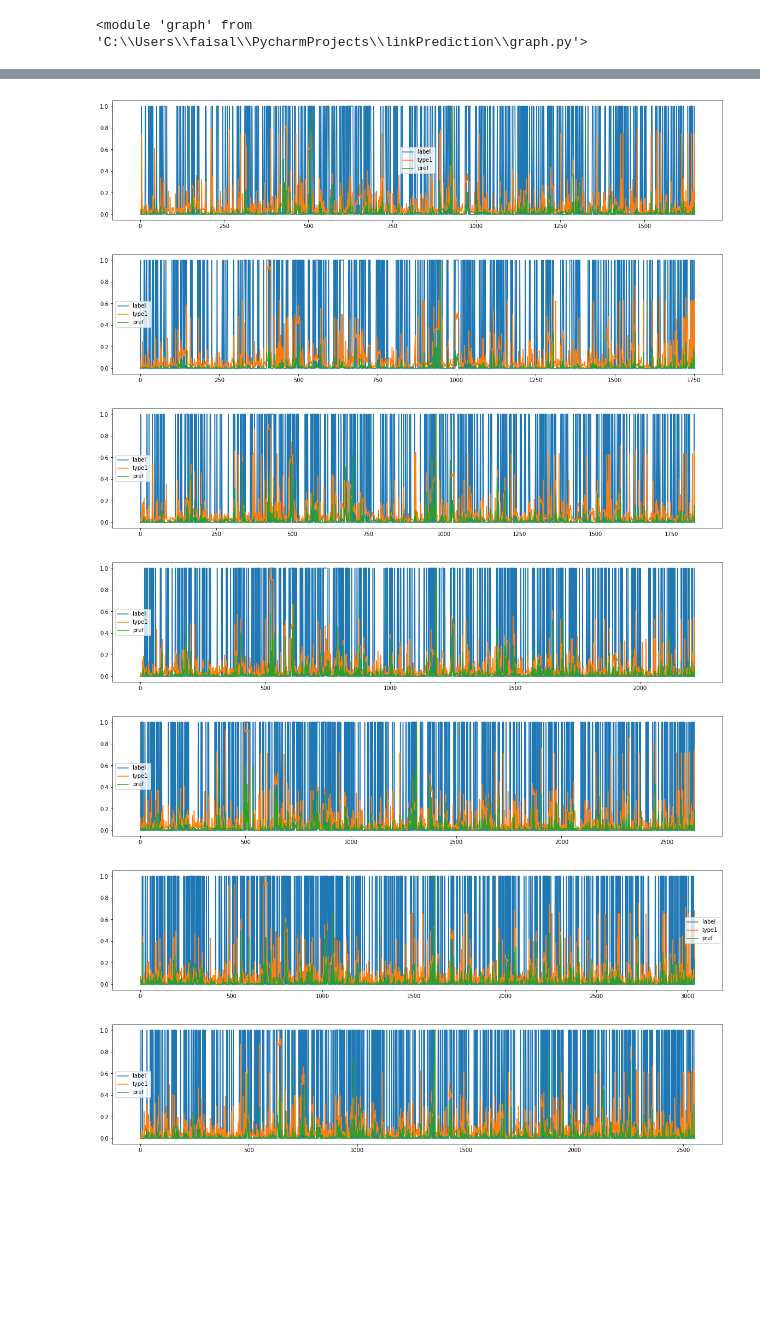
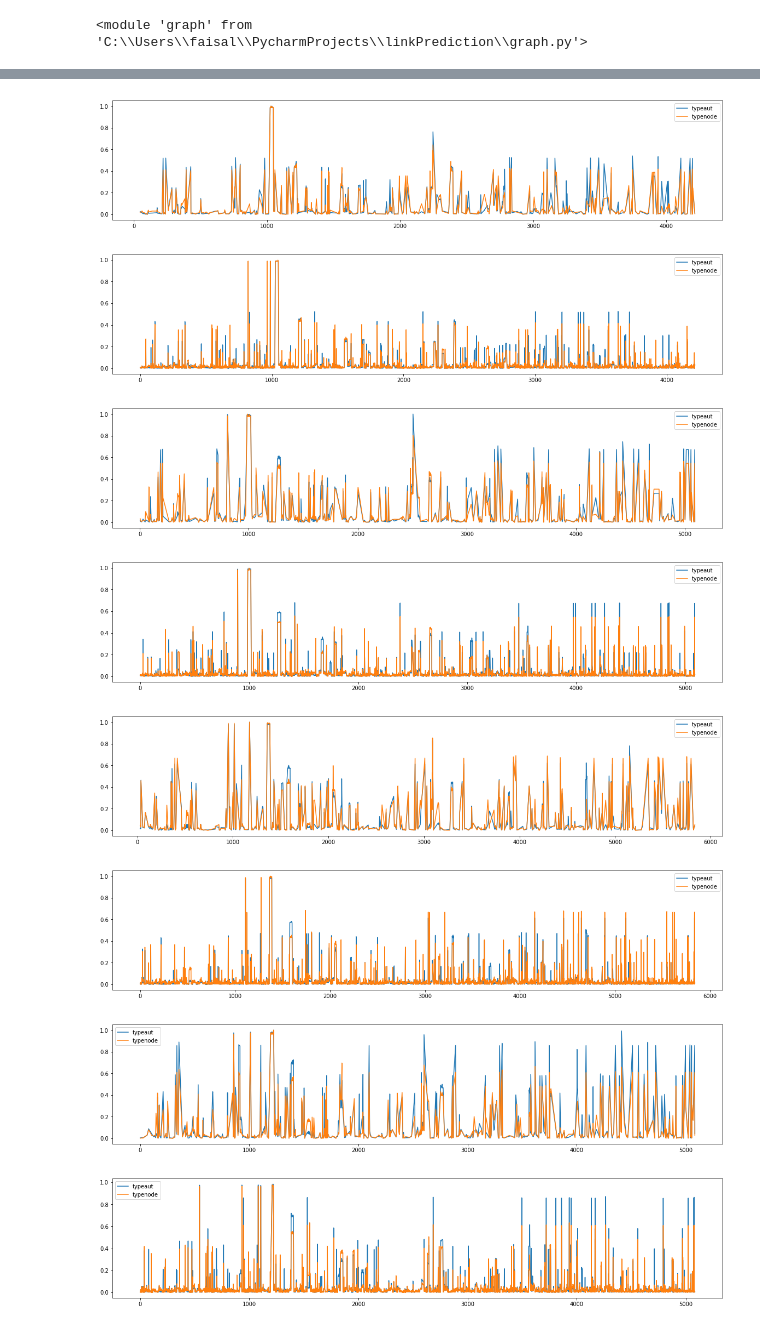
Before and after one commit to ffaisal93/linkPrediction, a Jupyter notebook: link_prediction.ipynb, the cells around one changed output, grey strips where cells are left out. Saved outputs shown, nothing was run; the diff lists cells and outputs as text; code cells hidden in the pictures; blank space fills up the shorter version.

```diff
--- a/link_prediction.ipynb
+++ b/link_prediction.ipynb
@@ -46,7 +46,7 @@ datapath='C:/Users/faisal/PycharmProjects/linkPrediction/dataframes'
 modelpath='C:/Users/faisal/PycharmProjects/linkPrediction/models'
 column_split=['keyword','author_name','affiliation_1','affiliation_2','country']
 #time=[parent_start_year, train_start_year, test_start_year, total_test_period_in_year, total_year_in_each_iteration]
-time=[1980,2006,2015,1,1,20]
+time=[2006,2010,2015,1,1,20]
 df, key_list = ut.load_dataset(filepath, column_split)
 # %%
 #dynamic train graphs and test graph build and save in disk
@@ -188,8 +194,8 @@ auc
 #specific feature set classification
 importlib.reload(fs)
 importlib.reload(cl)
-freq=5
-time=[1980,2006,2015,1,1,20]
+freq=10
+time=[2001,2007,2015,1,1,10]
 train_data, train_data_static, parent_data, test_data_static, edge_list = cl.non_edge_feature_dataframe(g_train,
                                                                                                          g_test,
                                                                                                          g_parent,
@@ -204,3 +209,0 @@ dist_aut_art: 7.173438117353872 dist_y_weight: 10.809461544623215
-# %%
-t=2012
-#train_data[t].loc[train_data[t]['label']==0,['type1','pref']]
@@ -208,7 +219,6 @@ t=2012
 ts = time[1]
 te = time[2]
 for t in range(ts,te,1):
-    train_data[t]['type1'] = ut.min_max_norm(train_data[t]['type1'])
-    train_data[t]['aut-pref']=train_data[t]['aut']+train_data[t]['part_cnt']
-    train_data[t].loc[train_data[t]['label']>=0,['label','aut-pref','type1','pref']][['label','type1','pref']].plot(figsize=(20,4))
+    train_data[t].loc[train_data[t]['label']==1,['typeaut','typenode']][['typeaut','typenode']].plot(figsize=(20,4))
+    train_data[t].loc[train_data[t]['label']==0,['typeaut','typenode']][['typeaut','typenode']].plot(figsize=(20,4))
 # %% [output]
@@ -217,10 +227,11 @@ for t in range(ts,te,1):
-[figure, old version]
+[figure, new version]
-[figure, old version]
+[figure, new version]
-[figure, old version]
+[figure, new version]
-[figure, old version]
+[figure, new version]
-[figure, old version]
+[figure, new version]
-[figure, old version]
+[figure, new version]
-[figure, old version]
+[figure, new version]
+[figure, added]
 # %%
 ts = time[1]
 te = time[2]
```
Also changed, not shown: parts of 17 cells of this notebook, 2 other files.
